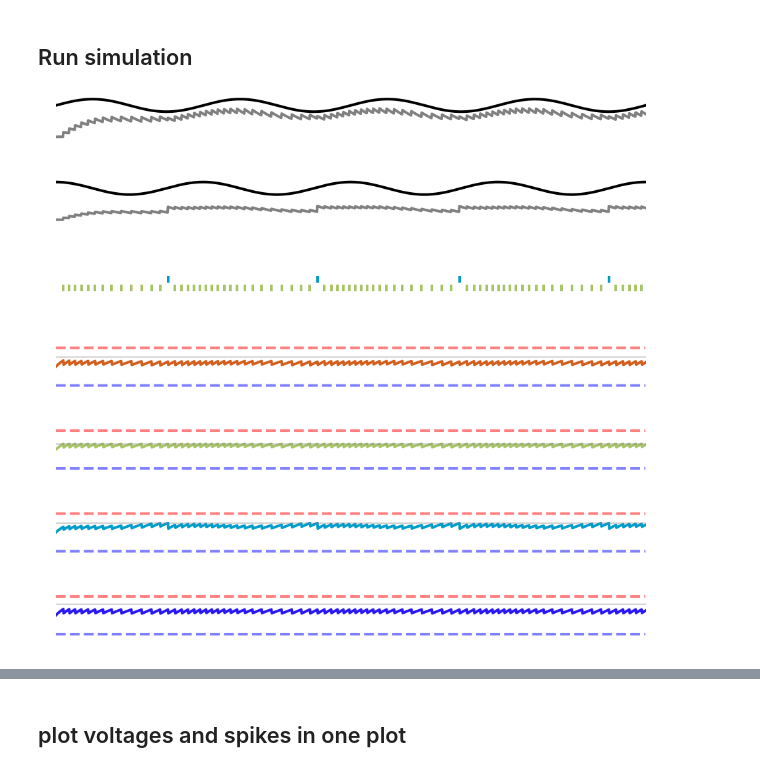
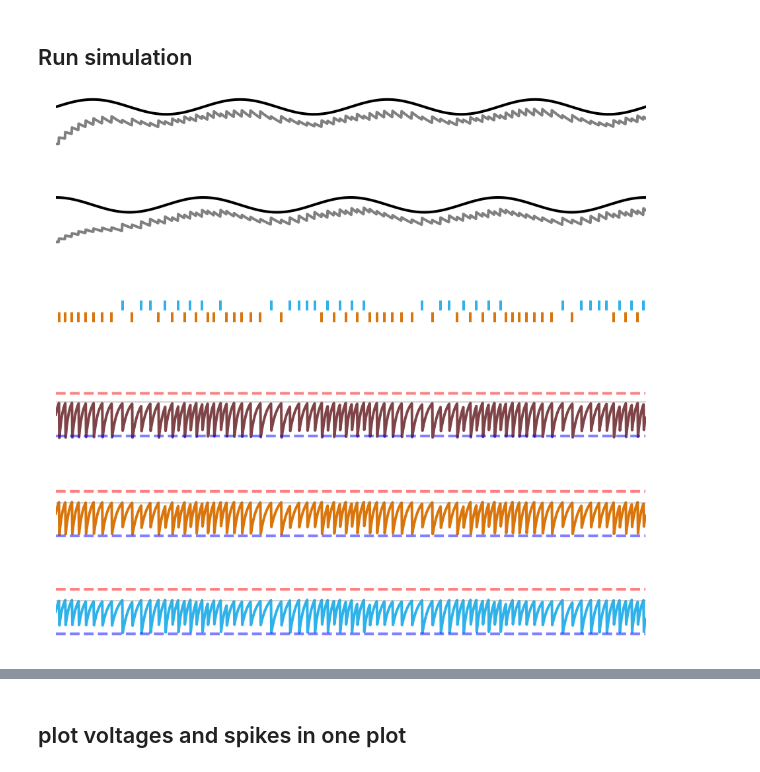
Before and after one commit to ABra1993/LisbonLab, a Jupyter notebook: Conductance/SNN_conductance_multidim.ipynb, the cells around one changed output, grey strips where cells are left out. Cells and saved outputs as stored; diff of their text form; code cells hidden in the pictures.

```diff
--- a/Conductance/SNN_conductance_multidim.ipynb
+++ b/Conductance/SNN_conductance_multidim.ipynb
@@ -752,39 +748,39 @@ def visualize(color, plot_voltage=True, plot_c=False, plot_sum=False, plot_E=Fal
 ## Run simulation
 # %%
 # Run simulation and plot results for given parameters
-N = 4                                                    # number of neurons
+N = 3                                                    # number of neurons
 d = 2                                                    # number of dimensions of input signal
 dt = 0.01                                                # step size
 iterations = 1500                                        # number of time steps
 positive_signal = True                                   # allow negative or only positive input signal
-constant = True                                          # create constant or time-variant input signal
+constant = False                                          # create constant or time-variant input signal
 sinusoidal = True                                        # create sinusoidal wafevorm as input signal
-c_upp = [3, 3]                                           # input value
-rho = np.ones(N) * 0.1
+c_upp = [0.5, 0.5]                                           # input value
+rho = np.ones(N) * 0.9
 tau = 1                                                  # time constant
 beta = 0.0                                               # cost
 E_e = 1                                                  # excitatory reversal potential
 E_i = -1                                                 # inhibitory reversal potential
 lambda_constant = False                                  # indicates use of lambda
 var = 1
 color = np.random.randint(0, 255, size=(N, 3))/255       # color map for plotting the different neurons
 plot_c = False                                           # plot the input + input der (=c) or only input signal
 plot_voltage= True                                       # plot the voltages
 plot_E = True                                            # plot reversal potentials
 plot_sum = False                                         # plot sum of input and readout
 color = np.random.randint(0, 255, size=(N, 3))/255       # assign color to each neuron
 
 # run simulation
 D = initialize_weights(N, d, positive_signal=positive_signal)
 t, voltage, x_est, o, T = initialize_params(N=N, d=d, dt=dt, iterations=iterations, D=D, beta=beta)
 if sinusoidal == True:
     x, c = time_varying_signal(d, positive_signal=positive_signal)
 else:
     x, c = time_varying_signal_plateau(c_upp=c_upp, constant=constant)
 run(rho, beta, E_e, E_i, lambda_constant=lambda_constant, var=var)
 visualize(color, plot_voltage=plot_voltage, plot_c=plot_c, plot_sum=plot_sum, plot_E=plot_E)
 # %% [output]
-[figure, old version]
+[figure, new version]
 # %%
 visualize_firing_rate(tau)
 # %% [output]
```
Also changed, not shown: parts of 7 cells of this notebook, 10 other files.
